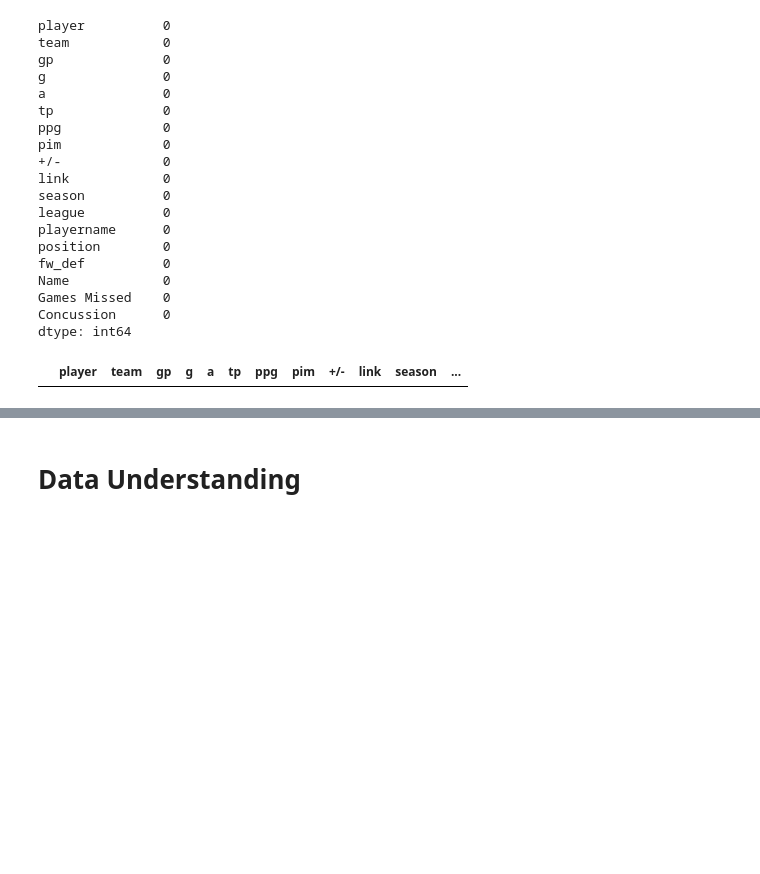
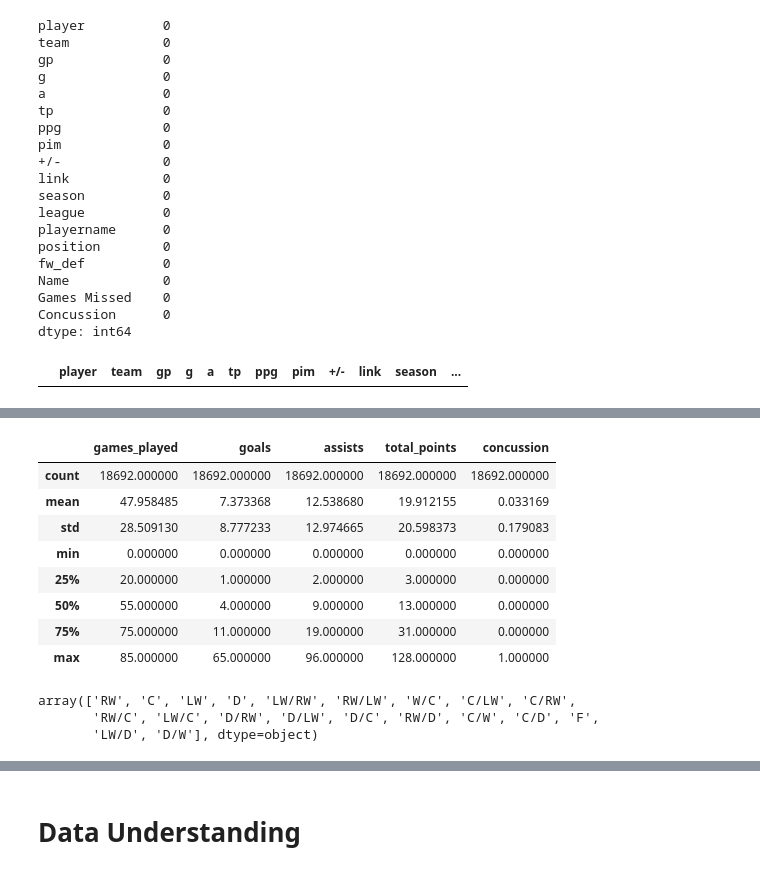
Before and after one commit to Marissa841/Predicting-Head-Injuries-in-NHL-Players--A-Machine-Learning-Approach, a Jupyter notebook: notebook_1.ipynb, the cells around one changed output, grey strips where cells are left out. Cells and saved outputs as stored; diff of their text form; code cells hidden in the pictures; blank space fills up the shorter version.

```diff
--- a/notebook_1.ipynb
+++ b/notebook_1.ipynb
@@ -129,0 +147,3 @@ print(df[(z > 3).any(axis=1)])
+# %%
+# drop player_name and league from the dataframe. The column, 'player_name' is not needed and 'league' has only one value
+df.drop(columns=['player_name', 'league'], axis=1, inplace=True)
@@ -129,0 +154,18 @@ print(df[(z > 3).any(axis=1)])
+# %%
+df.describe()
+# %% [output]
+|  | games_played | goals | assists | total_points | concussion |
+| count | 18692.000000 | 18692.000000 | 18692.000000 | 18692.000000 | 18692.000000 |
+| mean | 47.958485 | 7.373368 | 12.538680 | 19.912155 | 0.033169 |
+| std | 28.509130 | 8.777233 | 12.974665 | 20.598373 | 0.179083 |
+| min | 0.000000 | 0.000000 | 0.000000 | 0.000000 | 0.000000 |
+| 25% | 20.000000 | 1.000000 | 2.000000 | 3.000000 | 0.000000 |
+| 50% | 55.000000 | 4.000000 | 9.000000 | 13.000000 | 0.000000 |
+| 75% | 75.000000 | 11.000000 | 19.000000 | 31.000000 | 0.000000 |
+| max | 85.000000 | 65.000000 | 96.000000 | 128.000000 | 1.000000 |
+# %%
+df['position'].unique()
+# %% [output]
+array(['RW', 'C', 'LW', 'D', 'LW/RW', 'RW/LW', 'W/C', 'C/LW', 'C/RW',
+       'RW/C', 'LW/C', 'D/RW', 'D/LW', 'D/C', 'RW/D', 'C/W', 'C/D', 'F',
+       'LW/D', 'D/W'], dtype=object)
```
Also changed, not shown: parts of 22 cells of this notebook.
